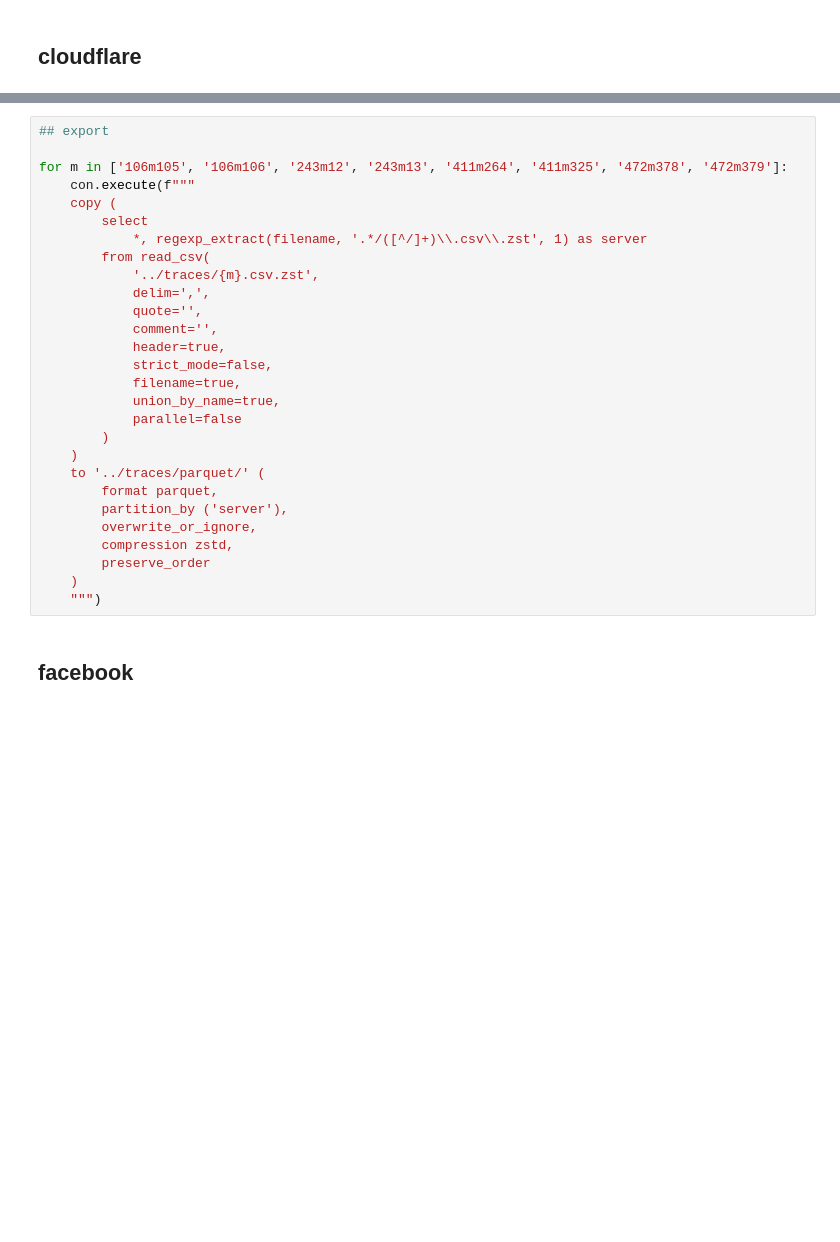
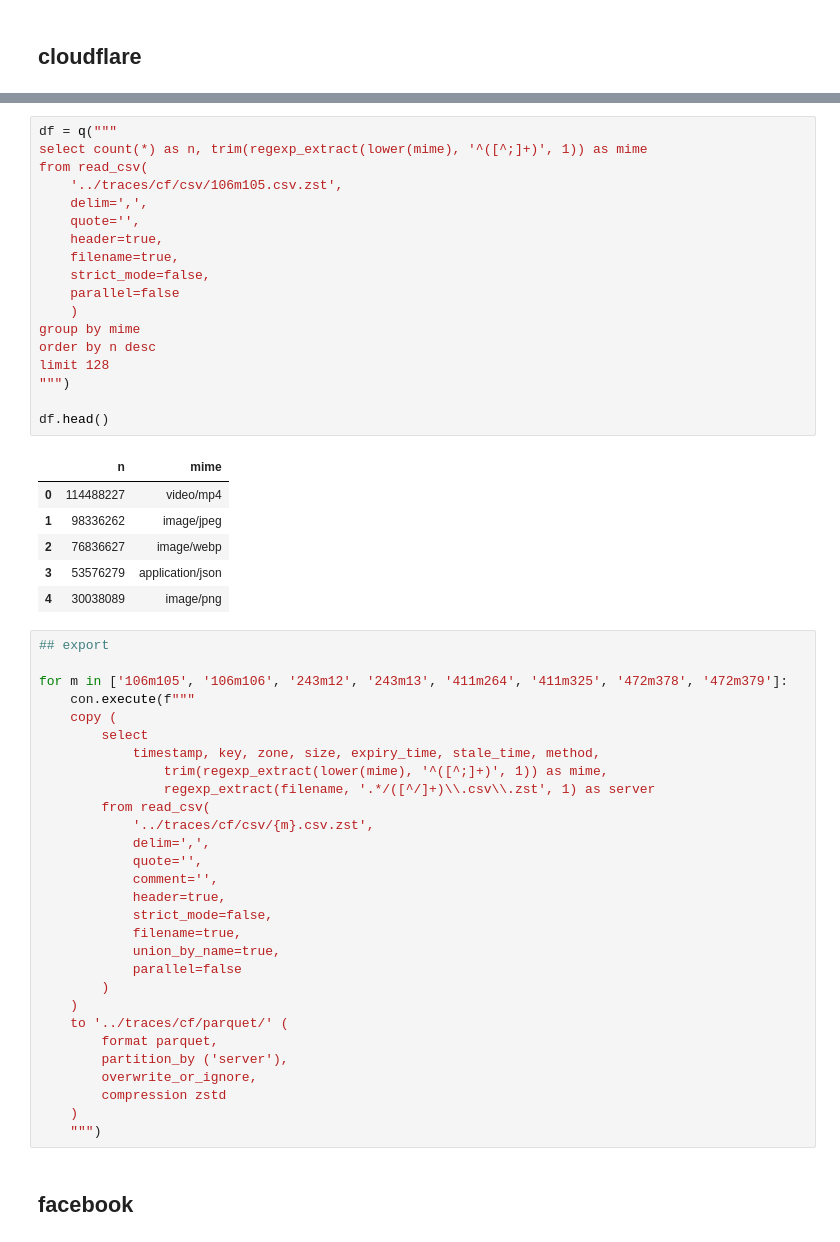
Before and after one commit to IsaacKhor/speculative_revalidation, a Jupyter notebook: analysis/processing.ipynb, the cells around one changed output, grey strips where cells are left out. Drawn from its saved outputs; the diff is of its cells as text; blank space fills up the shorter version.

```diff
--- a/analysis/processing.ipynb
+++ b/analysis/processing.ipynb
@@ -44,3 +53,28 @@ result.df().tail()
+# %%
+df = q("""
+select count(*) as n, trim(regexp_extract(lower(mime), '^([^;]+)', 1)) as mime
+from read_csv(
+    '../traces/cf/csv/106m105.csv.zst',
+    delim=',',
+    quote='',
+    header=true,
+    filename=true,
+    strict_mode=false,
+    parallel=false
+    )
+group by mime
+order by n desc
+limit 128
+""")
+
+df.head()
+# %% [output]
+|  | n | mime |
+| 0 | 114488227 | video/mp4 |
+| 1 | 98336262 | image/jpeg |
+| 2 | 76836627 | image/webp |
+| 3 | 53576279 | application/json |
+| 4 | 30038089 | image/png |
 # %%
 ## export
 
@@ -48,9 +82,11 @@ for m in ['106m105', '106m106', '243m12', '243m13', '411m264', '411m325', '472m3
     con.execute(f"""
     copy (
         select
-            *, regexp_extract(filename, '.*/([^/]+)\\.csv\\.zst', 1) as server
+            timestamp, key, zone, size, expiry_time, stale_time, method,
+                trim(regexp_extract(lower(mime), '^([^;]+)', 1)) as mime,
+                regexp_extract(filename, '.*/([^/]+)\\.csv\\.zst', 1) as server
         from read_csv(
-            '../traces/{m}.csv.zst',
+            '../traces/cf/csv/{m}.csv.zst',
             delim=',',
             quote='',
             comment='',
@@ -61,12 +97,11 @@ for m in ['106m105', '106m106', '243m12', '243m13', '411m264', '411m325', '472m3
             parallel=false
         )
     )
-    to '../traces/parquet/' (
+    to '../traces/cf/parquet/' (
         format parquet,
         partition_by ('server'),
         overwrite_or_ignore,
-        compression zstd,
-        preserve_order
+        compression zstd
     )
     """)
 # %% [markdown]
```
Also changed, not shown: parts of 2 cells of this notebook, 10 other files.
